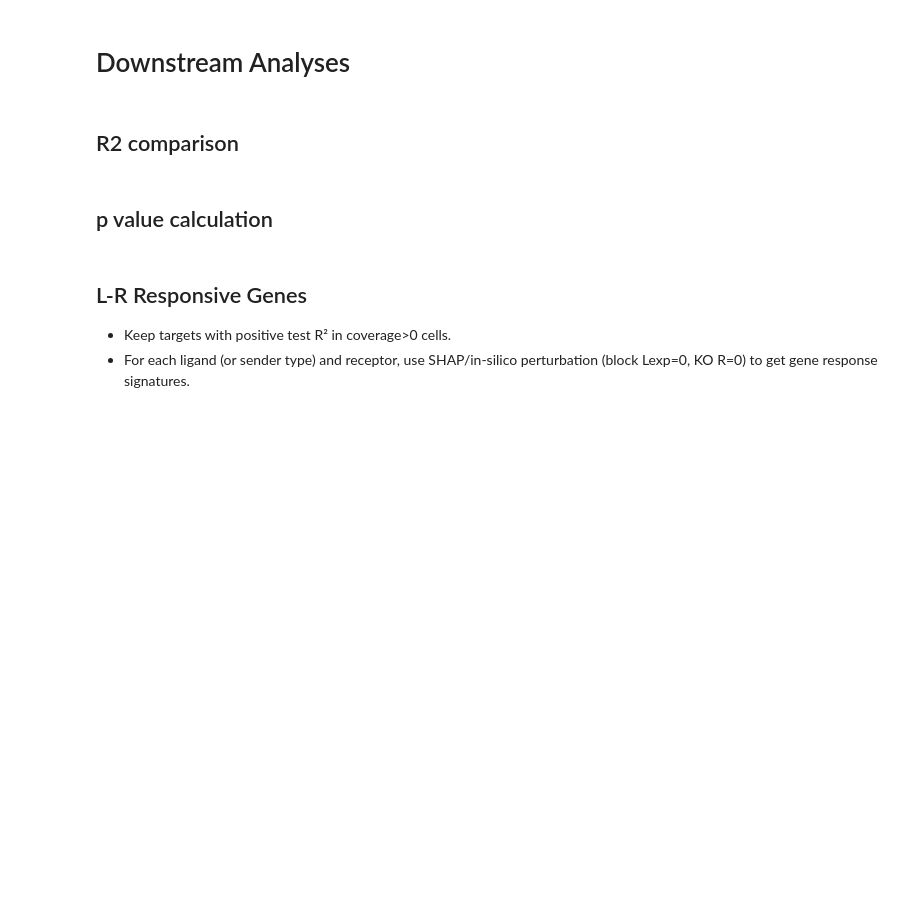
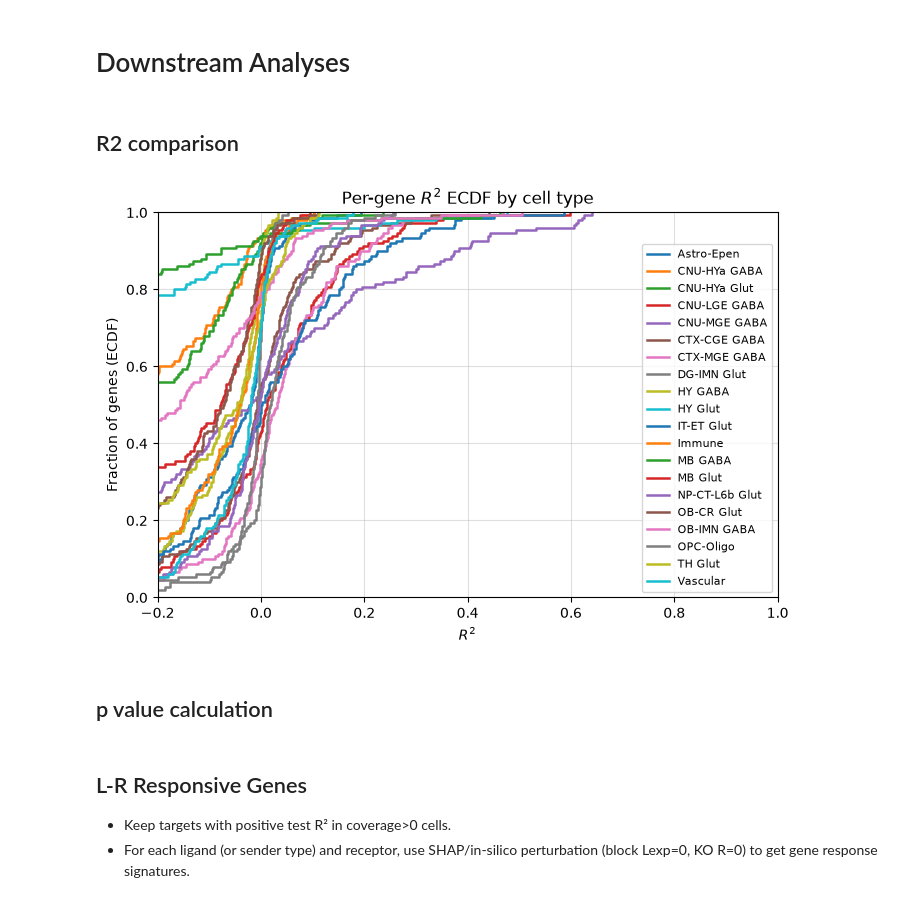
Before and after one commit to showvikbiswas/colocem-replication, a Jupyter notebook: pipeline-notebooks/atlas-pipeline.ipynb, the cells around one changed output. Drawn from its saved outputs; the diff is of its cells as text; code cells hidden in the pictures; blank space fills up the shorter version.

```diff
--- a/pipeline-notebooks/atlas-pipeline.ipynb
+++ b/pipeline-notebooks/atlas-pipeline.ipynb
@@ -1584,7 +1584,7 @@ display(perf)
 ## R2 comparison
 # %%
 import pandas as pd
-df = pd.read_csv('../../data/r2_summary.csv')
+df = pd.read_csv('../data/r2_summary.csv')
 # %%
 import numpy as np
 import matplotlib.pyplot as plt
@@ -1597,35 +1597,38 @@ def ecdf(y):
         return np.array([]), np.array([])
     F = np.arange(1, n + 1) / n
     return x, F
 
 # df should be a pandas DataFrame with columns: gene, cell_type, r2
-cell_types = sorted(df["cell_type"].unique())
+cell_types = sorted(df["receiver_type"].unique())
 
 plt.figure(figsize=(8, 5))
 
 for ct in cell_types:
-    r2_vals = df.loc[df["cell_type"] == ct, "test_r2"].dropna().clip(-1, 1).values
+    r2_vals = df.loc[df["receiver_type"] == ct, "test_r2"].dropna().clip(-1, 1).values
     x, F = ecdf(r2_vals)
     if len(x) > 0:
         plt.step(x, F, where="post", label=f"{ct}", lw=1.8)
 
 # optional thresholds
 # for thr in [0.1, 0.2]:
 #     plt.axvline(thr, ls="--", lw=1.0, color="grey")
 #     for i, ct in enumerate(cell_types):
 #         r2_vals = df.loc[df["cell_type"] == ct, "r2"].dropna().values
 #         pct = 100 * np.mean(r2_vals >= thr)
 #         plt.text(thr, 0.05 + i*0.05, f"{ct}: {pct:.1f}% ≥ {thr}",
 #                  rotation=90, va="bottom", ha="right", fontsize=8)
 
 plt.xlabel(r"$R^2$")
 plt.ylabel("Fraction of genes (ECDF)")
 plt.title("Per-gene $R^2$ ECDF by cell type")
 plt.xlim(-0.2, 1.0)
 plt.ylim(0, 1.0)
 plt.legend(loc="lower right", fontsize=8)
 plt.grid(alpha=0.4)
+plt.savefig("../results/ecdf.pdf", format="pdf")
 plt.show()
+# %% [output]
+[figure, added]
 # %% [markdown]
 ## p value calculation
 # %%
```
Also changed, not shown: 6 other files.
